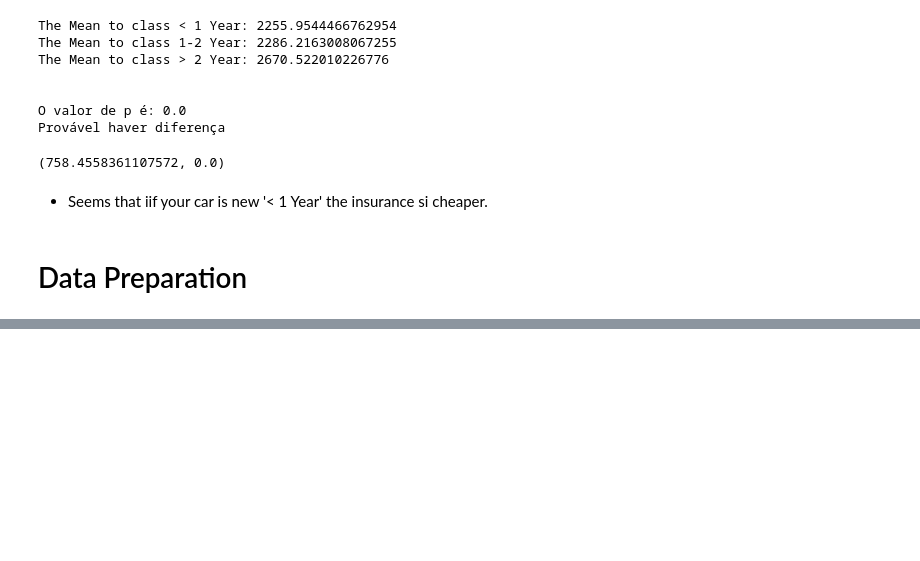
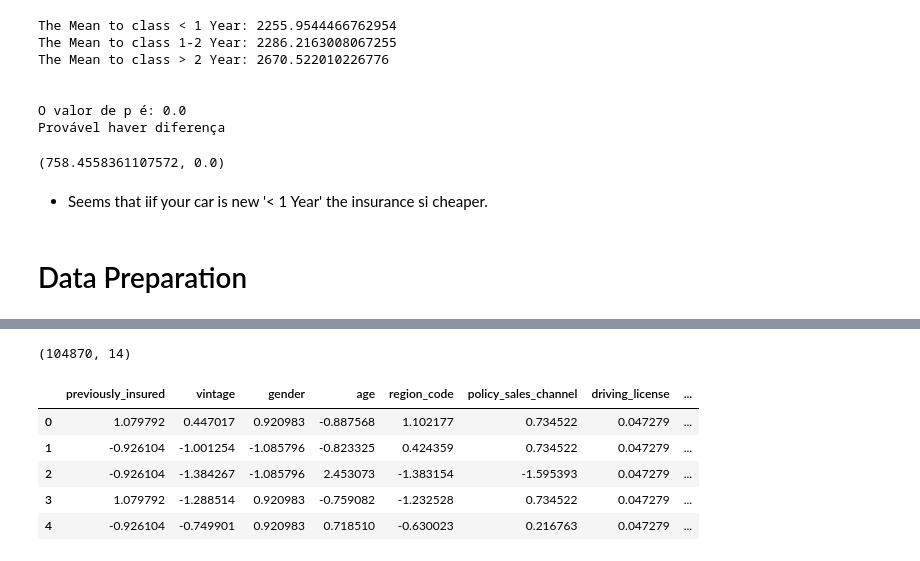
Before and after one commit to bruno154/health_insurence_cross_sell_project, a Jupyter notebook: pa004_health_insurance_cross_sell.ipynb, the cells around one changed output, grey strips where cells are left out. Saved outputs shown, nothing was run; the diff lists cells and outputs as text; code cells hidden in the pictures; blank space fills up the shorter version.

```diff
--- a/pa004_health_insurance_cross_sell.ipynb
+++ b/pa004_health_insurance_cross_sell.ipynb
@@ -1148,0 +1225,11 @@ data.head()
+# %%
+print(Xvalid_smt.shape)
+Xvalid_smt.head()
+# %% [output]
+(104870, 14)
+|  | previously_insured | vintage | gender | age | region_code | policy_sales_channel | driving_license | ... |
+| 0 | 1.079792 | 0.447017 | 0.920983 | -0.887568 | 1.102177 | 0.734522 | 0.047279 | ... |
+| 1 | -0.926104 | -1.001254 | -1.085796 | -0.823325 | 0.424359 | 0.734522 | 0.047279 | ... |
+| 2 | -0.926104 | -1.384267 | -1.085796 | 2.453073 | -1.383154 | -1.595393 | 0.047279 | ... |
+| 3 | 1.079792 | -1.288514 | 0.920983 | -0.759082 | -1.232528 | 0.734522 | 0.047279 | ... |
+| 4 | -0.926104 | -0.749901 | 0.920983 | 0.718510 | -0.630023 | 0.216763 | 0.047279 | ... |
```
Also changed, not shown: parts of 17 cells of this notebook, 4 other files.
